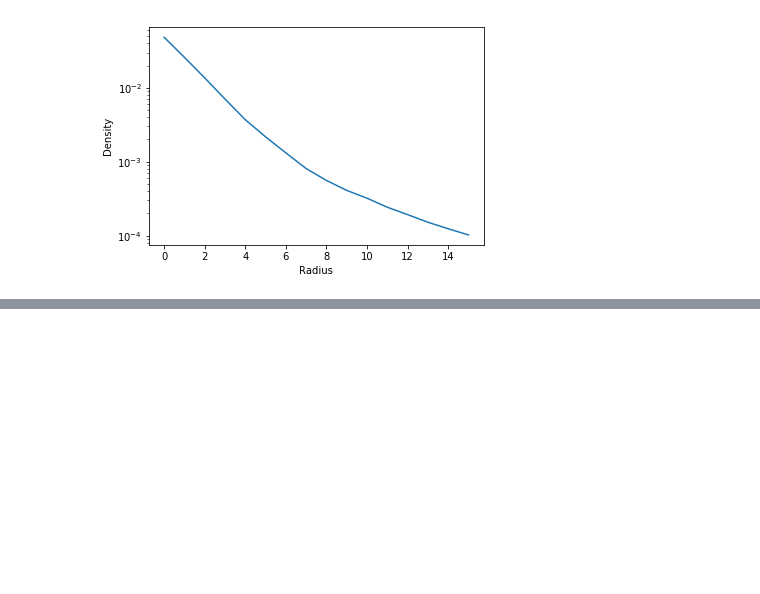
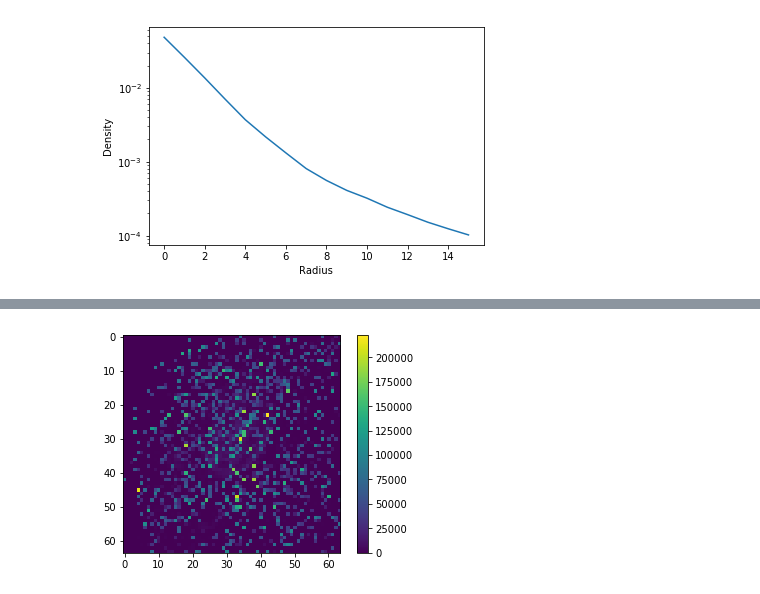
Before and after one commit to JonMer1198/2017-05-30-AMNH-CCA, a Jupyter notebook: exampleNotebooks/dataIntro.ipynb, the cells around one changed output, grey strips where cells are left out. Saved outputs shown, nothing was run; the diff lists cells and outputs as text; code cells hidden in the pictures; blank space fills up the shorter version.

```diff
--- a/exampleNotebooks/dataIntro.ipynb
+++ b/exampleNotebooks/dataIntro.ipynb
@@ -110,0 +130,8 @@ plt.show(galaxyPlot)
+# %%
+pixels=findPixels(rGas,IGas,64,16)
+galaxyPlot=plt.gca()
+image=galaxyPlot.imshow(pixels, interpolation= 'None')
+plt.colorbar(image)
+plt.show(galaxyPlot)
+# %% [output]
+[figure, added]
```
Also changed, not shown: parts of 24 cells of this notebook, 2 other files.
